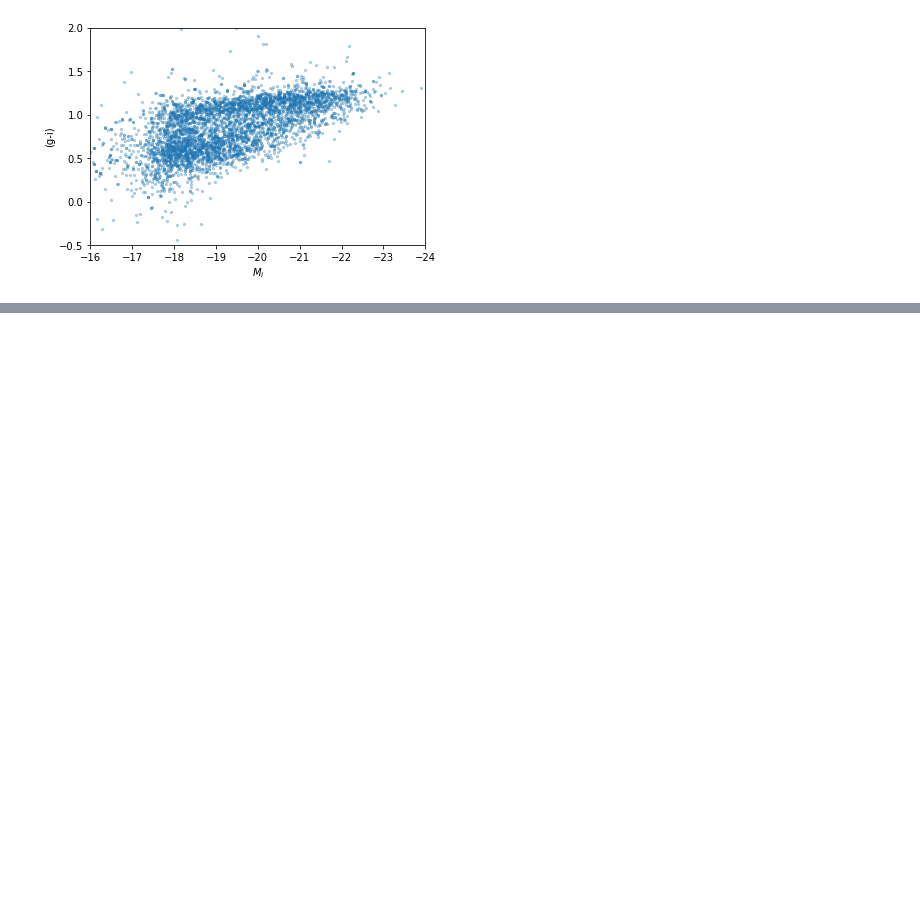
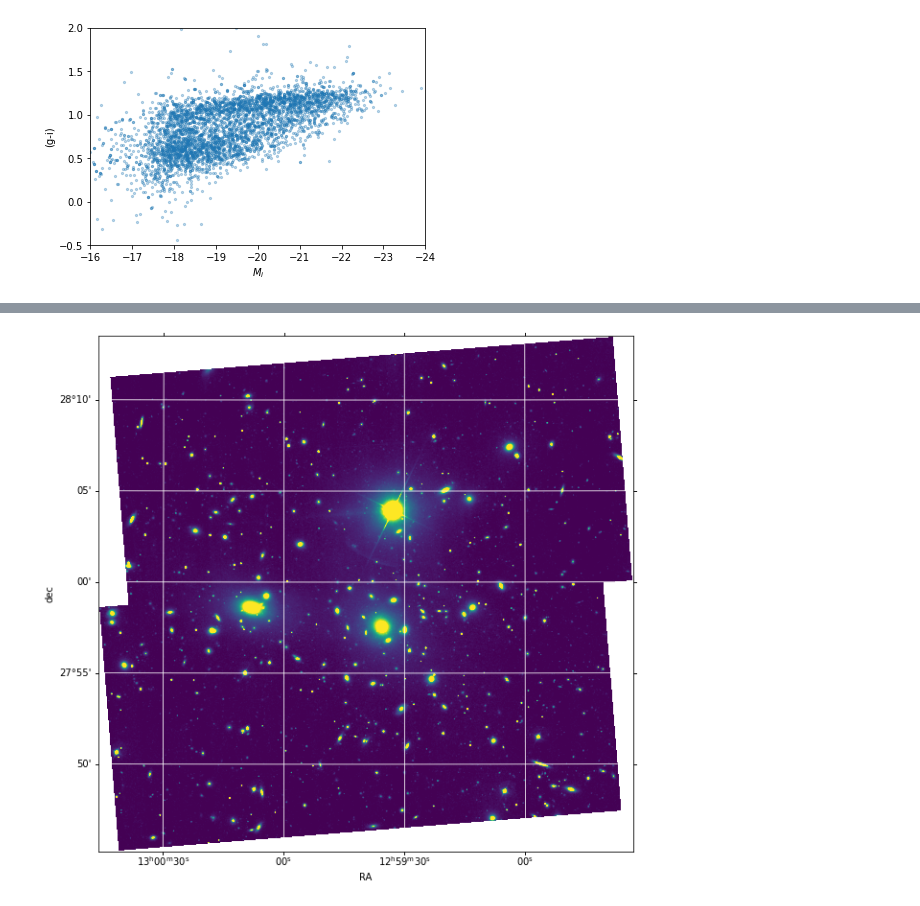
Before and after one commit to csabiu/astronomy, a Jupyter notebook: Astro_galaxies.ipynb, the cells around one changed output, grey strips where cells are left out. Cells and saved outputs as stored; diff of their text form; code cells hidden in the pictures; blank space fills up the shorter version.

```diff
--- a/Astro_galaxies.ipynb
+++ b/Astro_galaxies.ipynb
@@ -107,0 +105,4 @@ array([1.21371389e+11, 1.06552145e+11, 1.03458982e+11, ...,
+# %%
+pos = coords.SkyCoord('12h59m35.7s +27d57m33.0s', frame='icrs')
+print(pos.ra.deg, pos.dec.deg)
+image=SDSS.get_images(pos,radius=0.1*u.deg)
@@ -107,0 +113,11 @@ array([1.21371389e+11, 1.06552145e+11, 1.03458982e+11, ...,
+# %%
+from astropy.wcs import WCS
+from astropy.io import fits
+from astropy.utils.data import get_pkg_data_filename
+
+from reproject import reproject_interp
+from reproject.mosaicking import reproject_and_coadd
+from reproject.mosaicking import find_optimal_celestial_wcs
+
+hdus = [image[i][0] for i in range(len(image))]
+wcs_out, shape_out = find_optimal_celestial_wcs(hdus)
@@ -107,0 +133,2 @@ array([1.21371389e+11, 1.06552145e+11, 1.03458982e+11, ...,
+# %%
+array, footprint = reproject_and_coadd(hdus,wcs_out, shape_out=shape_out,reproject_function=reproject_interp)
@@ -107,0 +153,9 @@ array([1.21371389e+11, 1.06552145e+11, 1.03458982e+11, ...,
+# %%
+f=plt.figure(figsize=(10, 10))
+ax=f.add_subplot(projection=wcs_out)
+ax.imshow(array, vmin=-2.e-5, vmax=2.e-1, origin='lower')
+ax.grid(color='white', ls='solid')
+plt.xlabel('RA')
+plt.ylabel('dec')
+# %% [output]
+[figure, added]
```
Also changed, not shown: parts of 7 cells of this notebook.
